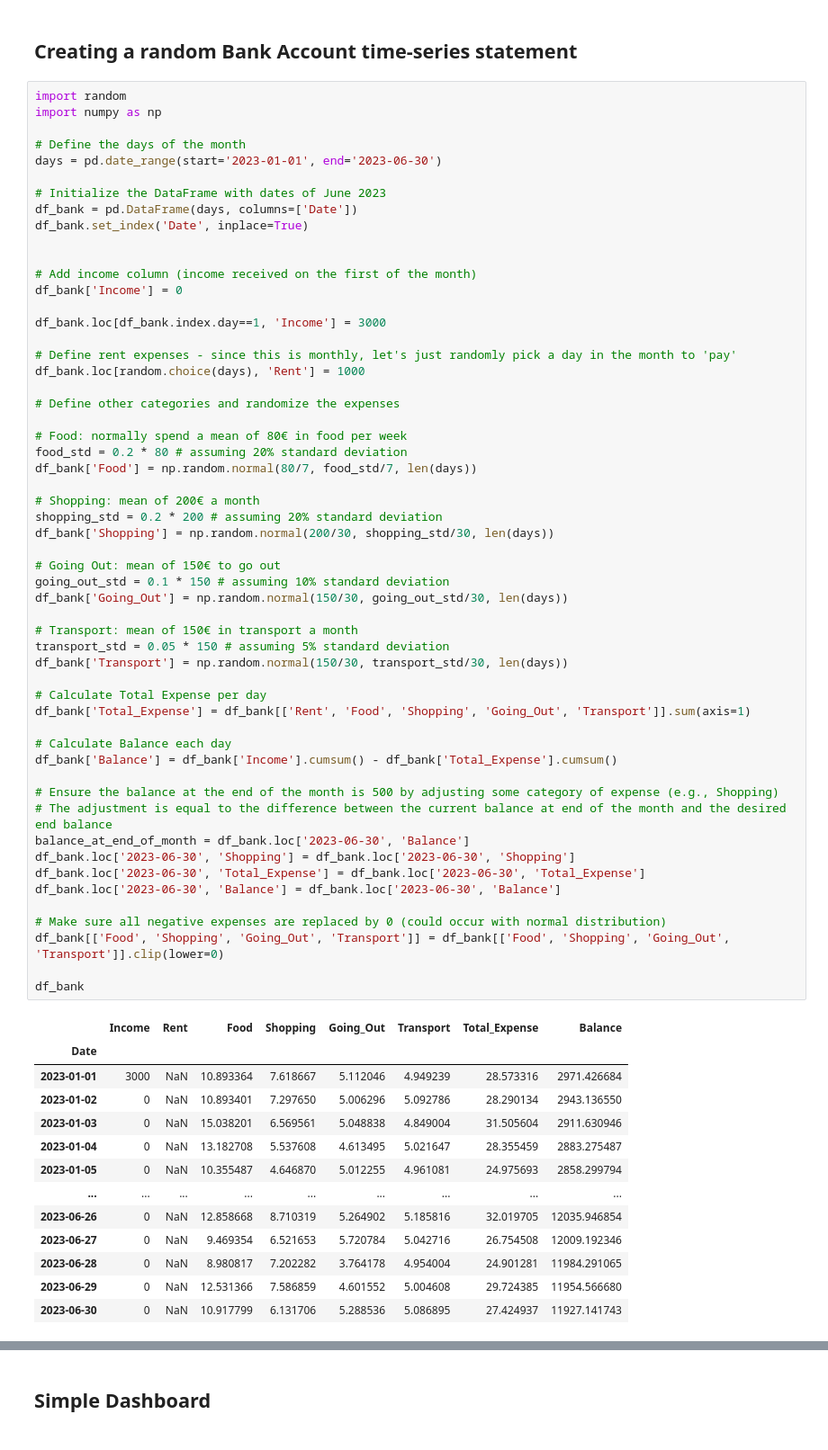
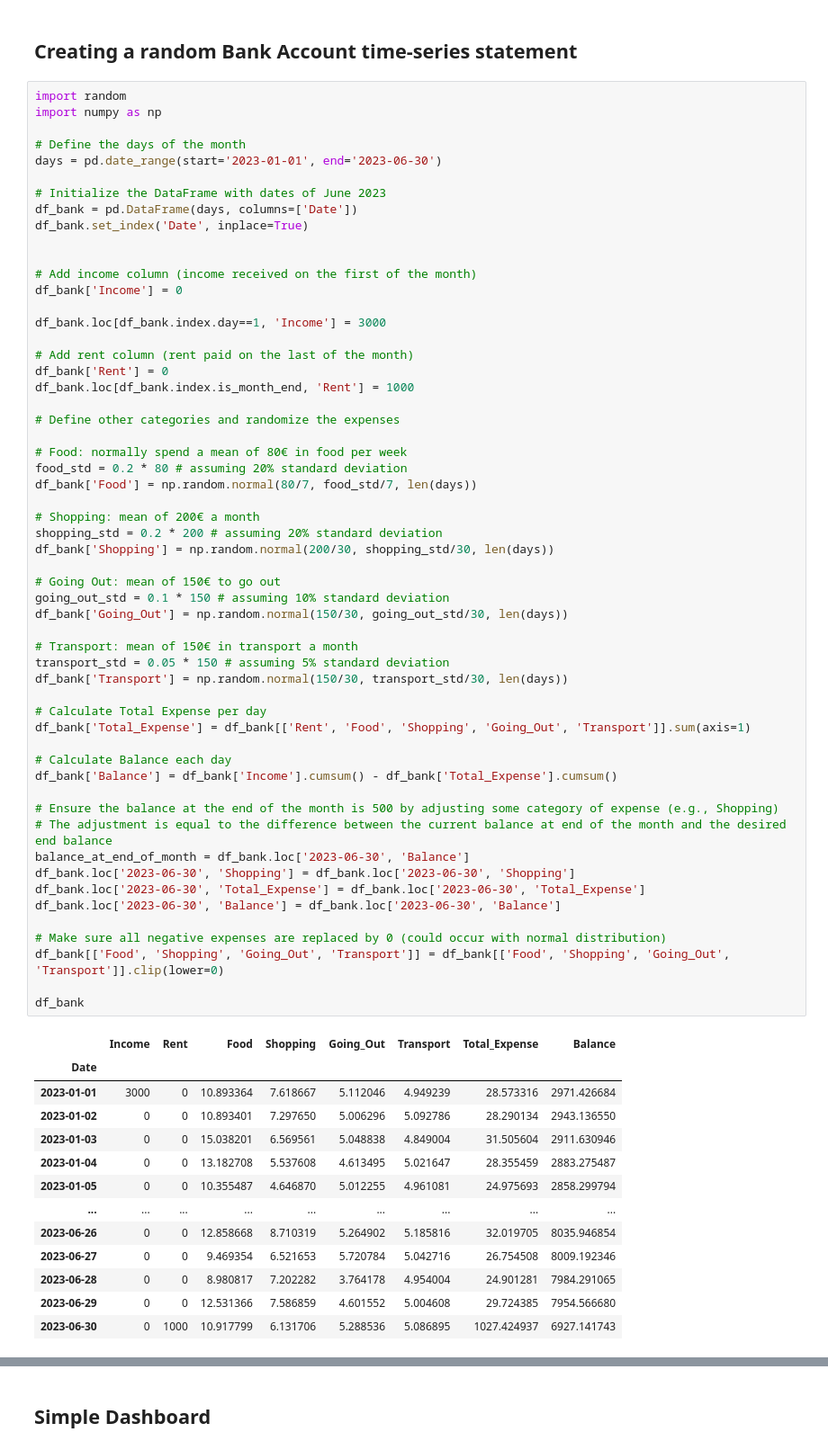
Before and after one commit to MrGarrido/Fintech_BAM_MPV, a Jupyter notebook: Binance API Proof of concept.ipynb, the cells around one changed output, grey strips where cells are left out. Shown at 90% size. Cells and saved outputs as stored; diff of their text form.

```diff
--- a/Binance API Proof of concept.ipynb
+++ b/Binance API Proof of concept.ipynb
@@ -243,8 +256,9 @@ df_bank['Income'] = 0
 
 df_bank.loc[df_bank.index.day==1, 'Income'] = 3000
 
-# Define rent expenses - since this is monthly, let's just randomly pick a day in the month to 'pay'
-df_bank.loc[random.choice(days), 'Rent'] = 1000
+# Add rent column (rent paid on the last of the month)
+df_bank['Rent'] = 0
+df_bank.loc[df_bank.index.is_month_end, 'Rent'] = 1000
 
 # Define other categories and randomize the expenses
 
@@ -257,44 +271,44 @@ shopping_std = 0.2 * 200 # assuming 20% standard deviation
 df_bank['Shopping'] = np.random.normal(200/30, shopping_std/30, len(days))
 
 # Going Out: mean of 150€ to go out
 going_out_std = 0.1 * 150 # assuming 10% standard deviation
 df_bank['Going_Out'] = np.random.normal(150/30, going_out_std/30, len(days))
 
 # Transport: mean of 150€ in transport a month
 transport_std = 0.05 * 150 # assuming 5% standard deviation
 df_bank['Transport'] = np.random.normal(150/30, transport_std/30, len(days))
 
 # Calculate Total Expense per day
 df_bank['Total_Expense'] = df_bank[['Rent', 'Food', 'Shopping', 'Going_Out', 'Transport']].sum(axis=1)
 
 # Calculate Balance each day
 df_bank['Balance'] = df_bank['Income'].cumsum() - df_bank['Total_Expense'].cumsum()
 
 # Ensure the balance at the end of the month is 500 by adjusting some category of expense (e.g., Shopping)
 # The adjustment is equal to the difference between the current balance at end of the month and the desired end balance
 balance_at_end_of_month = df_bank.loc['2023-06-30', 'Balance']
 df_bank.loc['2023-06-30', 'Shopping'] = df_bank.loc['2023-06-30', 'Shopping']
 df_bank.loc['2023-06-30', 'Total_Expense'] = df_bank.loc['2023-06-30', 'Total_Expense']
 df_bank.loc['2023-06-30', 'Balance'] = df_bank.loc['2023-06-30', 'Balance']
 
 # Make sure all negative expenses are replaced by 0 (could occur with normal distribution)
 df_bank[['Food', 'Shopping', 'Going_Out', 'Transport']] = df_bank[['Food', 'Shopping', 'Going_Out', 'Transport']].clip(lower=0)
 
 df_bank
 # %% [output]
 |  | Income | Rent | Food | Shopping | Going_Out | Transport | Total_Expense | Balance |
 | Date |  |  |  |  |  |  |  |  |
-| 2023-01-01 | 3000 | NaN | 10.893364 | 7.618667 | 5.112046 | 4.949239 | 28.573316 | 2971.426684 |
-| 2023-01-02 | 0 | NaN | 10.893401 | 7.297650 | 5.006296 | 5.092786 | 28.290134 | 2943.136550 |
-| 2023-01-03 | 0 | NaN | 15.038201 | 6.569561 | 5.048838 | 4.849004 | 31.505604 | 2911.630946 |
-| 2023-01-04 | 0 | NaN | 13.182708 | 5.537608 | 4.613495 | 5.021647 | 28.355459 | 2883.275487 |
-| 2023-01-05 | 0 | NaN | 10.355487 | 4.646870 | 5.012255 | 4.961081 | 24.975693 | 2858.299794 |
+| 2023-01-01 | 3000 | 0 | 10.893364 | 7.618667 | 5.112046 | 4.949239 | 28.573316 | 2971.426684 |
+| 2023-01-02 | 0 | 0 | 10.893401 | 7.297650 | 5.006296 | 5.092786 | 28.290134 | 2943.136550 |
+| 2023-01-03 | 0 | 0 | 15.038201 | 6.569561 | 5.048838 | 4.849004 | 31.505604 | 2911.630946 |
+| 2023-01-04 | 0 | 0 | 13.182708 | 5.537608 | 4.613495 | 5.021647 | 28.355459 | 2883.275487 |
+| 2023-01-05 | 0 | 0 | 10.355487 | 4.646870 | 5.012255 | 4.961081 | 24.975693 | 2858.299794 |
 | ... | ... | ... | ... | ... | ... | ... | ... | ... |
-| 2023-06-26 | 0 | NaN | 12.858668 | 8.710319 | 5.264902 | 5.185816 | 32.019705 | 12035.946854 |
-| 2023-06-27 | 0 | NaN | 9.469354 | 6.521653 | 5.720784 | 5.042716 | 26.754508 | 12009.192346 |
-| 2023-06-28 | 0 | NaN | 8.980817 | 7.202282 | 3.764178 | 4.954004 | 24.901281 | 11984.291065 |
-| 2023-06-29 | 0 | NaN | 12.531366 | 7.586859 | 4.601552 | 5.004608 | 29.724385 | 11954.566680 |
-| 2023-06-30 | 0 | NaN | 10.917799 | 6.131706 | 5.288536 | 5.086895 | 27.424937 | 11927.141743 |
+| 2023-06-26 | 0 | 0 | 12.858668 | 8.710319 | 5.264902 | 5.185816 | 32.019705 | 8035.946854 |
+| 2023-06-27 | 0 | 0 | 9.469354 | 6.521653 | 5.720784 | 5.042716 | 26.754508 | 8009.192346 |
+| 2023-06-28 | 0 | 0 | 8.980817 | 7.202282 | 3.764178 | 4.954004 | 24.901281 | 7984.291065 |
+| 2023-06-29 | 0 | 0 | 12.531366 | 7.586859 | 4.601552 | 5.004608 | 29.724385 | 7954.566680 |
+| 2023-06-30 | 0 | 1000 | 10.917799 | 6.131706 | 5.288536 | 5.086895 | 1027.424937 | 6927.141743 |
 181 rows × 8 columns
 # %% [markdown]
 ## Simple Dashboard
```
Also changed, not shown: parts of 12 cells of this notebook, 1 other file.
